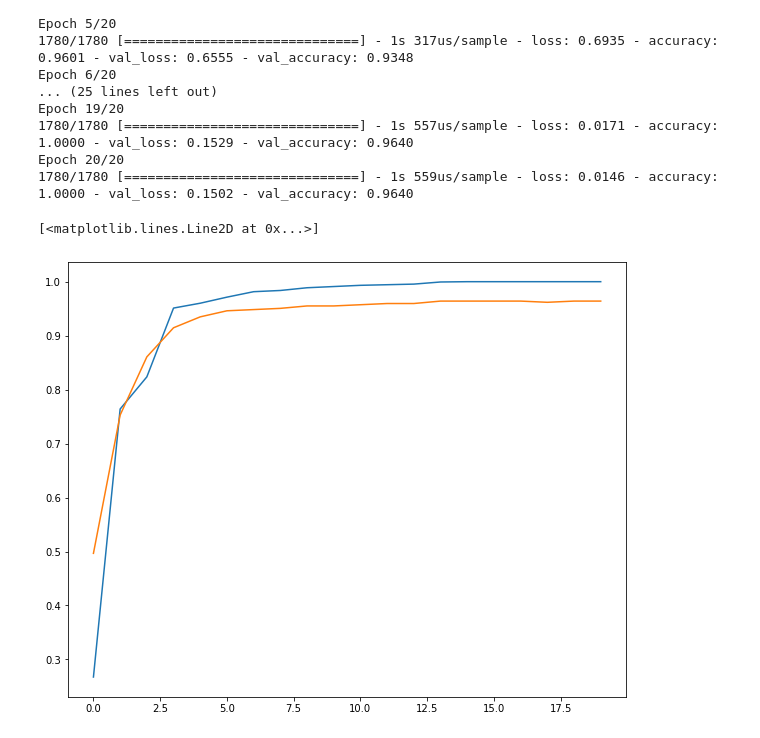
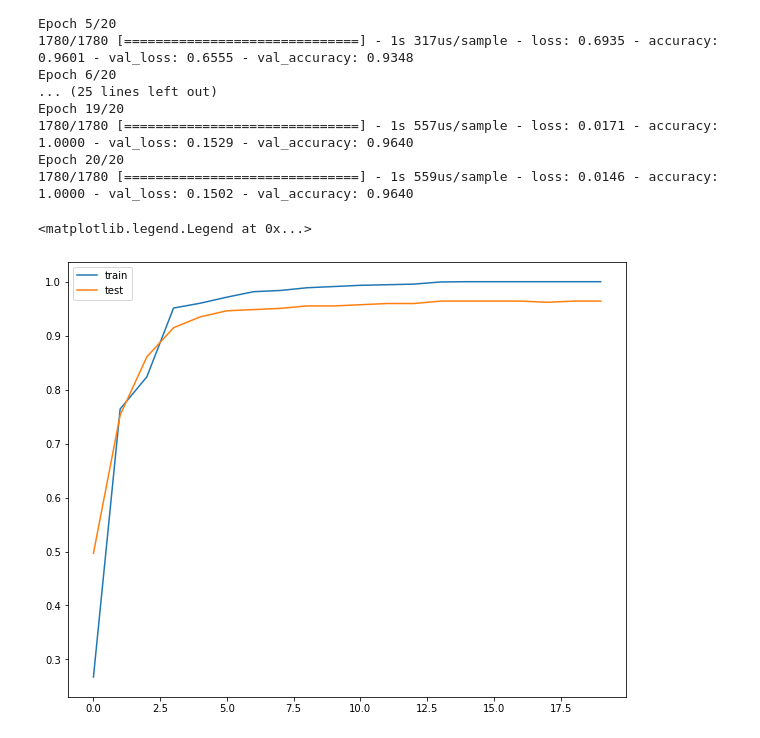
Before and after one commit to AbhishekMaity001/Tensorflow-Codes, a Jupyter notebook: 19.NLP BBC text.ipynb, the cells around one changed output. Drawn from its saved outputs; the diff is of its cells as text; code cells hidden in the pictures.

```diff
--- a/19.NLP BBC text.ipynb
+++ b/19.NLP BBC text.ipynb
@@ -212,10 +212,11 @@ Epoch 20/20
 # %%
 plt.figure(figsize=(10,8))
 plt.plot(hist.history['accuracy'])
 plt.plot(hist.history['val_accuracy'])
+plt.legend(['train','test'])
 # %% [output]
-[<matplotlib.lines.Line2D at 0x...>]
+<matplotlib.legend.Legend at 0x...>
-[figure, old version]
+[figure, new version]
 # %%
 plt.figure(figsize=(10,8))
 plt.plot(hist.history['loss'])
```
Also changed, not shown: parts of 1 cell of this notebook.
